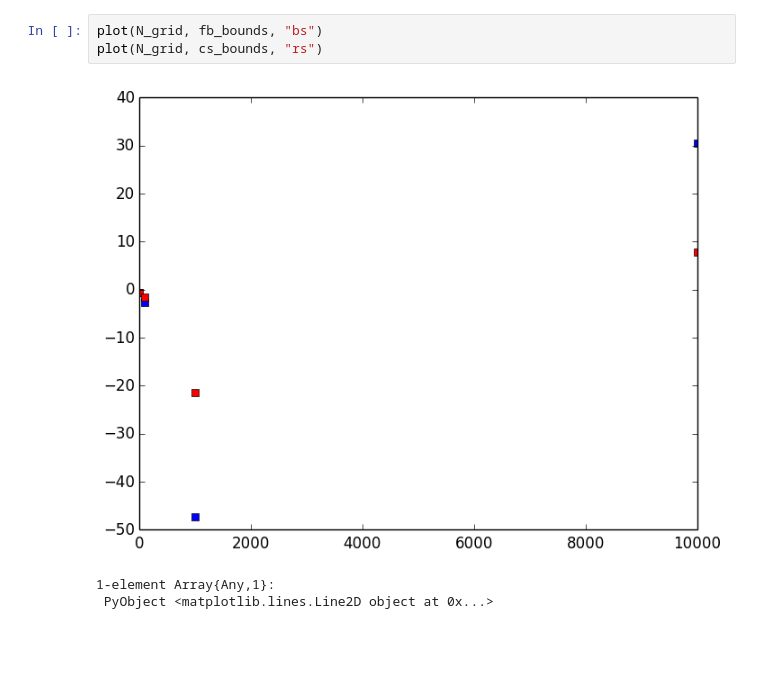
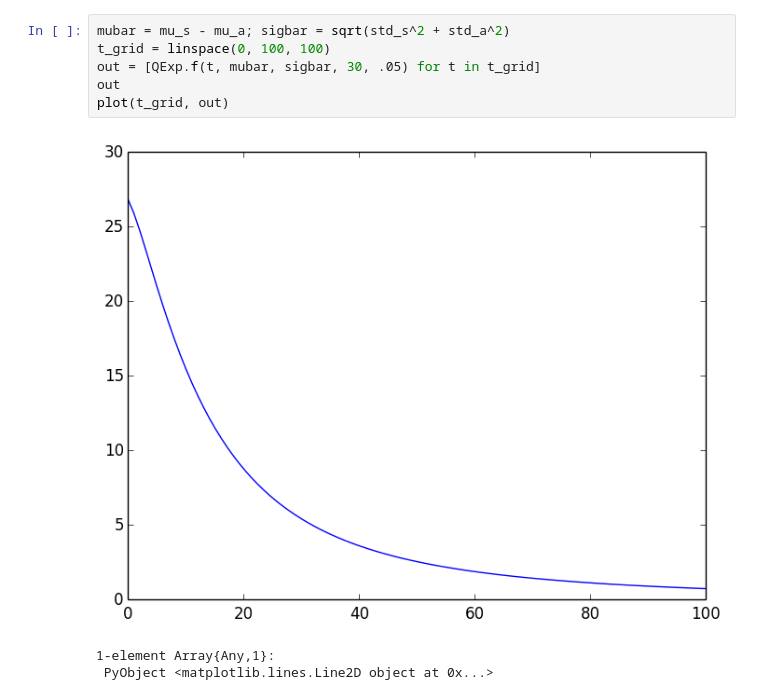
Before and after one commit to vgupta1/JuMPeRSets, a Jupyter notebook: Notebooks/Queueing experiments.ipynb, the cells around one changed output. Drawn from its saved outputs; the diff is of its cells as text; blank space fills up the shorter version.

```diff
--- a/Notebooks/Queueing experiments.ipynb
+++ b/Notebooks/Queueing experiments.ipynb
@@ -66,7 +145,10 @@ Warning: Possible conflict in library symbol dgetrf_
-# %%
-plot(N_grid, fb_bounds, "bs")
-plot(N_grid, cs_bounds, "rs")
-# %% [output]
-[figure, removed]
-1-element Array{Any,1}:
- PyObject <matplotlib.lines.Line2D object at 0x...>
+# %%
+mubar = mu_s - mu_a; sigbar = sqrt(std_s^2 + std_a^2)
+t_grid = linspace(0, 100, 100)
+out = [QExp.f(t, mubar, sigbar, 30, .05) for t in t_grid]
+out
+plot(t_grid, out)
+# %% [output]
+[figure, added]
+1-element Array{Any,1}:
+ PyObject <matplotlib.lines.Line2D object at 0x...>
```
Also changed, not shown: parts of 21 cells of this notebook, 12 other files.
